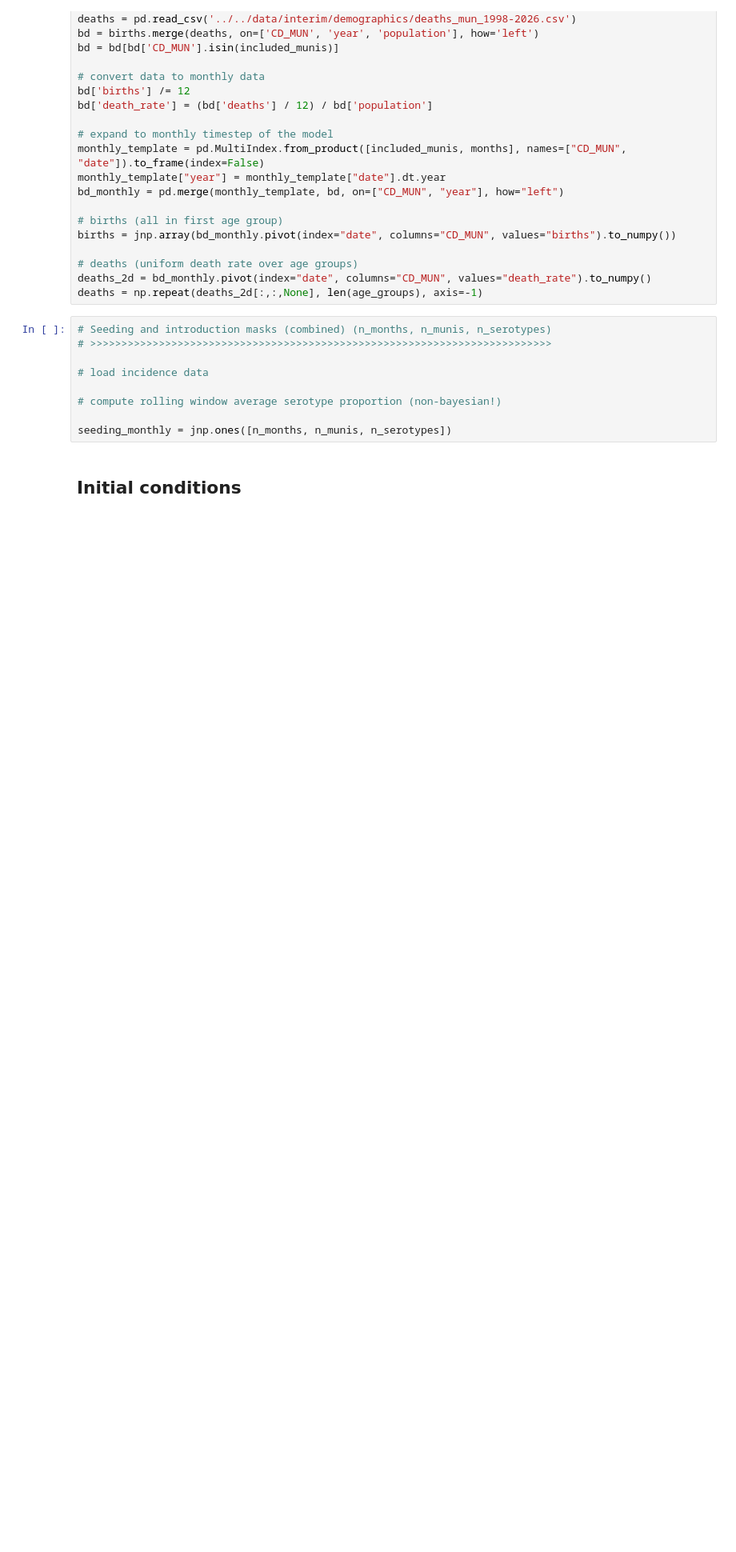
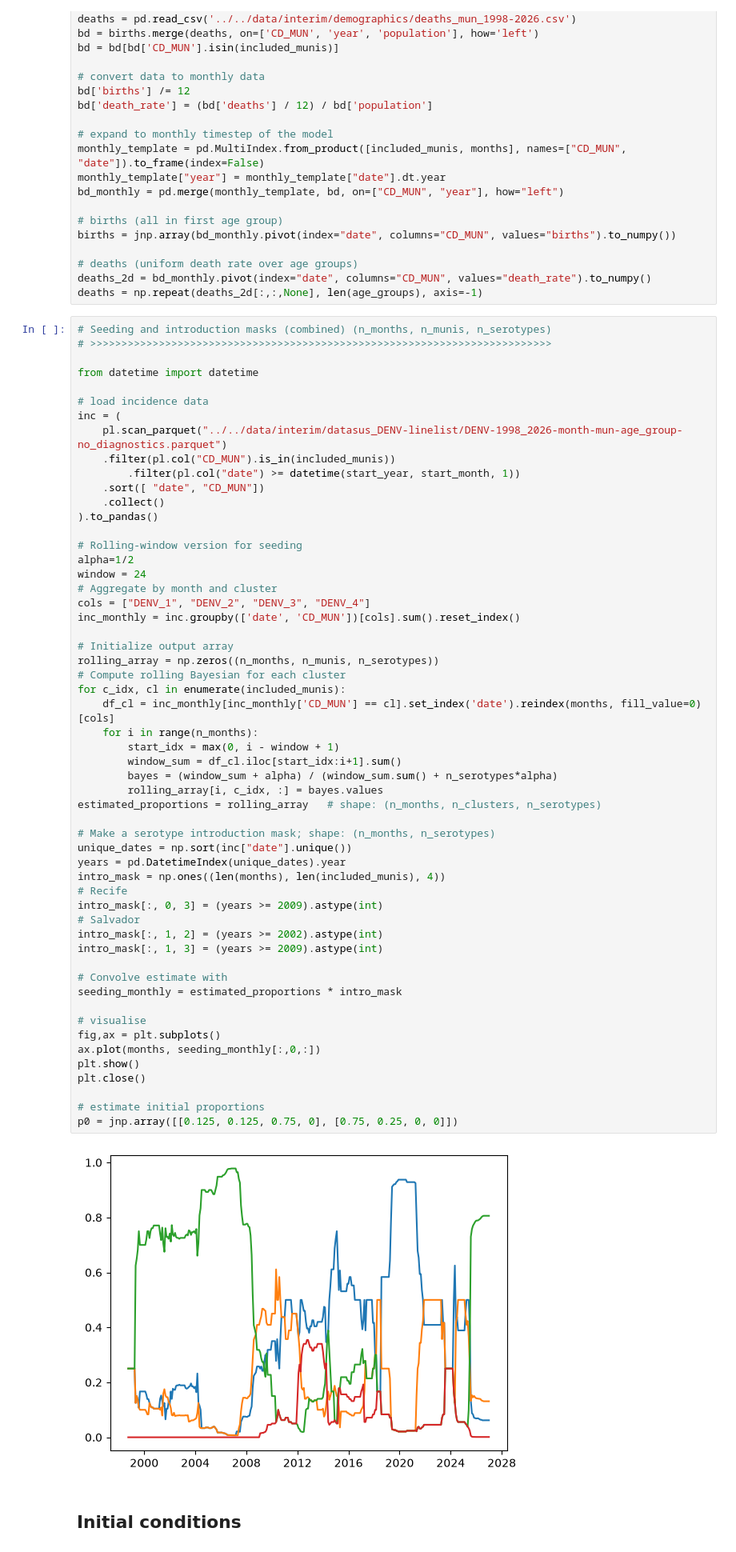
Before and after one commit to twallema/DENV-serotype-imputation, a Jupyter notebook: scripts/transmission-model/test_new_transmission_model.ipynb, the cells around one changed output. Shown at 80% size. Cells and saved outputs as stored; diff of their text form; blank space fills up the shorter version.

Commit message:
included seeding

```diff
--- a/scripts/transmission-model/test_new_transmission_model.ipynb
+++ b/scripts/transmission-model/test_new_transmission_model.ipynb
@@ -80,12 +80,60 @@ deaths = np.repeat(deaths_2d[:,:,None], len(age_groups), axis=-1)
 # %%
 # Seeding and introduction masks (combined) (n_months, n_munis, n_serotypes)
 # >>>>>>>>>>>>>>>>>>>>>>>>>>>>>>>>>>>>>>>>>>>>>>>>>>>>>>>>>>>>>>>>>>>>>>>>>>
 
+from datetime import datetime
+
 # load incidence data
+inc = (
+    pl.scan_parquet("../../data/interim/datasus_DENV-linelist/DENV-1998_2026-month-mun-age_group-no_diagnostics.parquet")
+    .filter(pl.col("CD_MUN").is_in(included_munis))
+        .filter(pl.col("date") >= datetime(start_year, start_month, 1))
+    .sort([ "date", "CD_MUN"])
+    .collect()
+).to_pandas()
 
-# compute rolling window average serotype proportion (non-bayesian!)
+# Rolling-window version for seeding
+alpha=1/2
+window = 24
+# Aggregate by month and cluster
+cols = ["DENV_1", "DENV_2", "DENV_3", "DENV_4"]
+inc_monthly = inc.groupby(['date', 'CD_MUN'])[cols].sum().reset_index()
 
-seeding_monthly = jnp.ones([n_months, n_munis, n_serotypes])
+# Initialize output array
+rolling_array = np.zeros((n_months, n_munis, n_serotypes))
+# Compute rolling Bayesian for each cluster
+for c_idx, cl in enumerate(included_munis):
+    df_cl = inc_monthly[inc_monthly['CD_MUN'] == cl].set_index('date').reindex(months, fill_value=0)[cols]
+    for i in range(n_months):
+        start_idx = max(0, i - window + 1)
+        window_sum = df_cl.iloc[start_idx:i+1].sum()
+        bayes = (window_sum + alpha) / (window_sum.sum() + n_serotypes*alpha)
+        rolling_array[i, c_idx, :] = bayes.values
+estimated_proportions = rolling_array   # shape: (n_months, n_clusters, n_serotypes)
+
+# Make a serotype introduction mask; shape: (n_months, n_serotypes)
+unique_dates = np.sort(inc["date"].unique())
+years = pd.DatetimeIndex(unique_dates).year
+intro_mask = np.ones((len(months), len(included_munis), 4))
+# Recife
+intro_mask[:, 0, 3] = (years >= 2009).astype(int)
+# Salvador
+intro_mask[:, 1, 2] = (years >= 2002).astype(int)
+intro_mask[:, 1, 3] = (years >= 2009).astype(int)
+
+# Convolve estimate with
+seeding_monthly = estimated_proportions * intro_mask
+
+# visualise
+fig,ax = plt.subplots()
+ax.plot(months, seeding_monthly[:,0,:])
+plt.show()
+plt.close()
+
+# estimate initial proportions
+p0 = jnp.array([[0.125, 0.125, 0.75, 0], [0.75, 0.25, 0, 0]])
+# %% [output]
+[figure, added]
 # %% [markdown]
 ## Initial conditions
 # %% [markdown]
```
Also changed, not shown: parts of 3 cells of this notebook.
